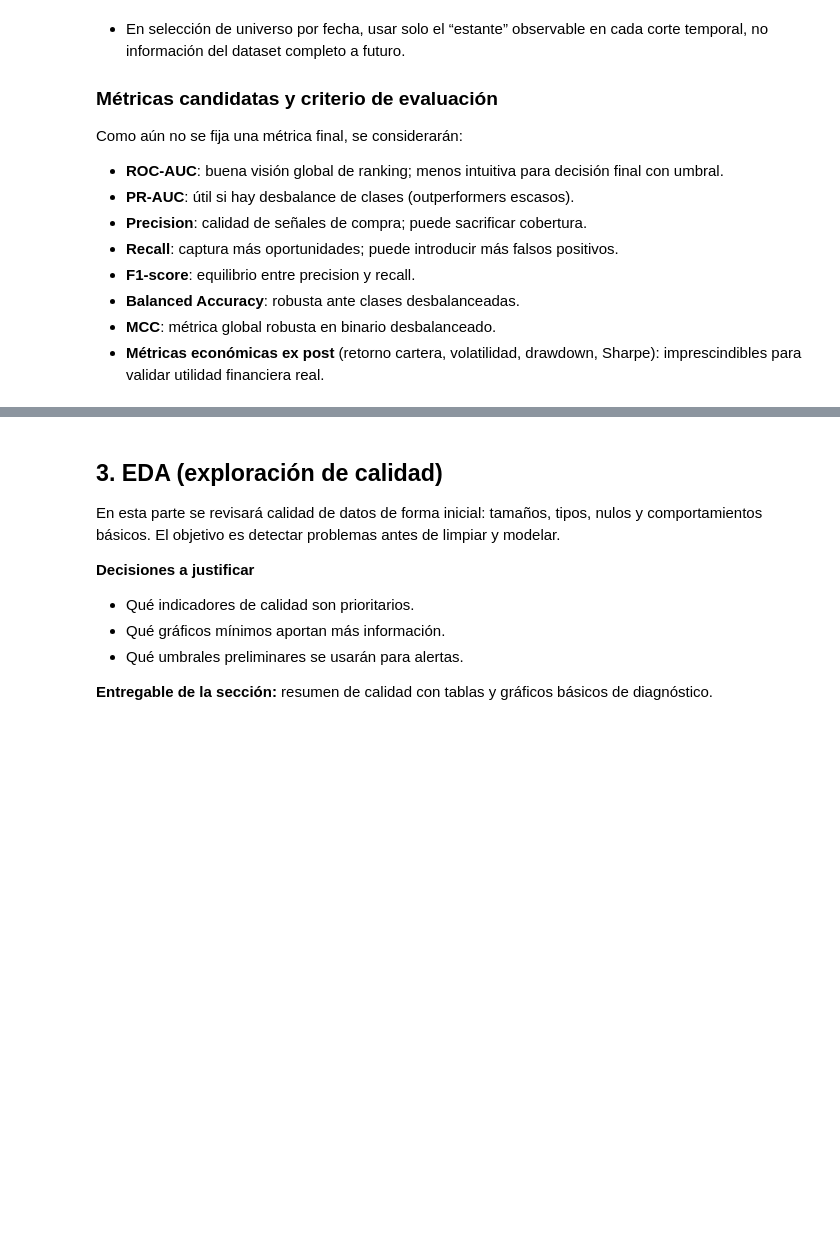
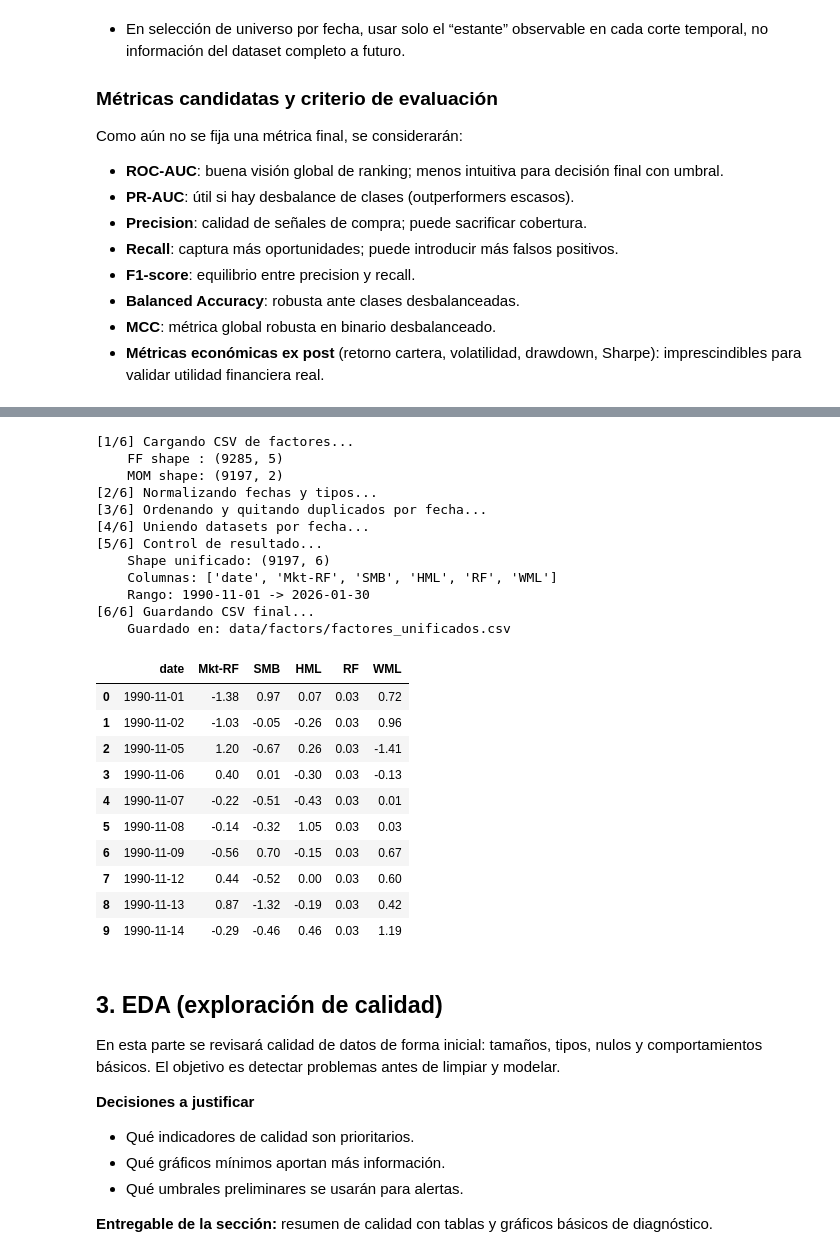
Before and after one commit to Romequinco/TAREA_SUPERVISED_LEARNIGN_-AND_DATA_PREPROCESSING, a Jupyter notebook: TAREA.ipynb, the cells around one changed output, grey strips where cells are left out. Cells and saved outputs as stored; diff of their text form; code cells hidden in the pictures; blank space fills up the shorter version.

Commit message:
fase 2 carga de datos, creacion datasets de factros, independientes y unificados, avances lectura .pickle conversion a datetime y unifiacion con parquet

```diff
--- a/TAREA.ipynb
+++ b/TAREA.ipynb
@@ -405,3 +520,81 @@ La alineación final se hizo con intersección temporal común entre fondos vál
+# %%
+#Unificación de factores (3 factores + momentum WML)
+
+print("[1/6] Cargando CSV de factores...")
+FACTORS_DIR = Path("data") / "factors"
+ff_path = FACTORS_DIR / "ff_asia_pacific_3factors_daily.csv"
+mom_path = FACTORS_DIR / "mom_asia_pacific_daily.csv"
+
+ff = pd.read_csv(ff_path)
+mom = pd.read_csv(mom_path)
+
+print(f"    FF shape : {ff.shape}")
+print(f"    MOM shape: {mom.shape}")
+
+print("[2/6] Normalizando fechas y tipos...")
+ff["date"] = pd.to_datetime(ff["date"], errors="coerce")
+mom["date"] = pd.to_datetime(mom["date"], errors="coerce")
+
+ff = ff.dropna(subset=["date"]).copy()
+mom = mom.dropna(subset=["date"]).copy()
+
+# Asegurar numérico en factores
+for c in ["Mkt-RF", "SMB", "HML", "RF"]:
+    if c in ff.columns:
+        ff[c] = pd.to_numeric(ff[c], errors="coerce")
+
+if "WML" in mom.columns:
+    mom["WML"] = pd.to_numeric(mom["WML"], errors="coerce")
+else:
+    raise RuntimeError("No se encontró la columna 'WML' en mom_asia_pacific_daily.csv")
+
+print("[3/6] Ordenando y quitando duplicados por fecha...")
+ff = ff.sort_values("date").drop_duplicates(subset=["date"], keep="last").reset_index(drop=True)
+mom = mom.sort_values("date").drop_duplicates(subset=["date"], keep="last").reset_index(drop=True)
+
+print("[4/6] Uniendo datasets por fecha...")
+# inner join => solo fechas comunes (arranca cuando existe WML)
+factores_unificados = ff.merge(mom[["date", "WML"]], on="date", how="inner")
+factores_unificados = factores_unificados.sort_values("date").reset_index(drop=True)
+
+print("[5/6] Control de resultado...")
+print(f"    Shape unificado: {factores_unificados.shape}")
+print(f"    Columnas: {factores_unificados.columns.tolist()}")
+print(f"    Rango: {factores_unificados['date'].min().date()} -> {factores_unificados['date'].max().date()}")
+
+print("[6/6] Guardando CSV final...")
+out_path = FACTORS_DIR / "factores_unificados.csv"
+if out_path.exists():
+    out_path.unlink()
+
+factores_unificados.to_csv(out_path, index=False, encoding="utf-8")
+print(f"    Guardado en: {out_path.as_posix()}")
+
+display(factores_unificados.head(10))
+# %% [output]
+[1/6] Cargando CSV de factores...
+    FF shape : (9285, 5)
+    MOM shape: (9197, 2)
+[2/6] Normalizando fechas y tipos...
+[3/6] Ordenando y quitando duplicados por fecha...
+[4/6] Uniendo datasets por fecha...
+[5/6] Control de resultado...
+    Shape unificado: (9197, 6)
+    Columnas: ['date', 'Mkt-RF', 'SMB', 'HML', 'RF', 'WML']
+    Rango: 1990-11-01 -> 2026-01-30
+[6/6] Guardando CSV final...
+    Guardado en: data/factors/factores_unificados.csv
+|  | date | Mkt-RF | SMB | HML | RF | WML |
+| 0 | 1990-11-01 | -1.38 | 0.97 | 0.07 | 0.03 | 0.72 |
+| 1 | 1990-11-02 | -1.03 | -0.05 | -0.26 | 0.03 | 0.96 |
+| 2 | 1990-11-05 | 1.20 | -0.67 | 0.26 | 0.03 | -1.41 |
+| 3 | 1990-11-06 | 0.40 | 0.01 | -0.30 | 0.03 | -0.13 |
+| 4 | 1990-11-07 | -0.22 | -0.51 | -0.43 | 0.03 | 0.01 |
+| 5 | 1990-11-08 | -0.14 | -0.32 | 1.05 | 0.03 | 0.03 |
+| 6 | 1990-11-09 | -0.56 | 0.70 | -0.15 | 0.03 | 0.67 |
+| 7 | 1990-11-12 | 0.44 | -0.52 | 0.00 | 0.03 | 0.60 |
+| 8 | 1990-11-13 | 0.87 | -1.32 | -0.19 | 0.03 | 0.42 |
+| 9 | 1990-11-14 | -0.29 | -0.46 | 0.46 | 0.03 | 1.19 |
 # %% [markdown]
 ## 3. EDA (exploración de calidad)
 
```
Also changed, not shown: parts of 13 cells of this notebook, 4 other files.
